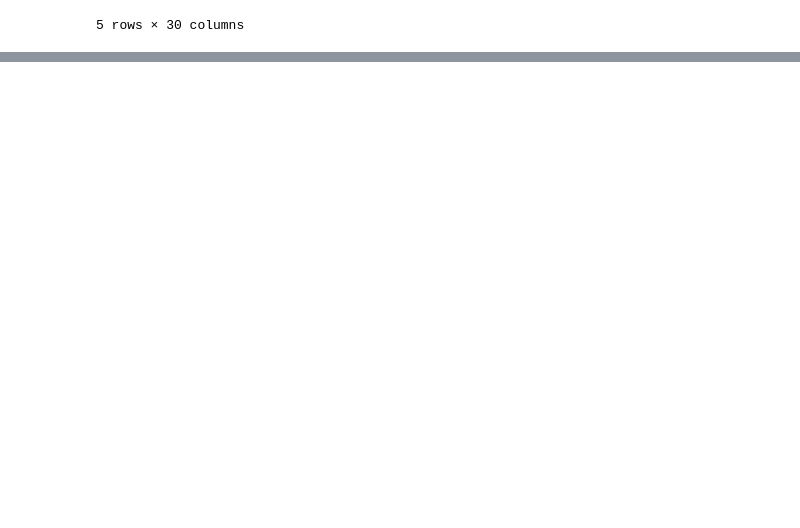
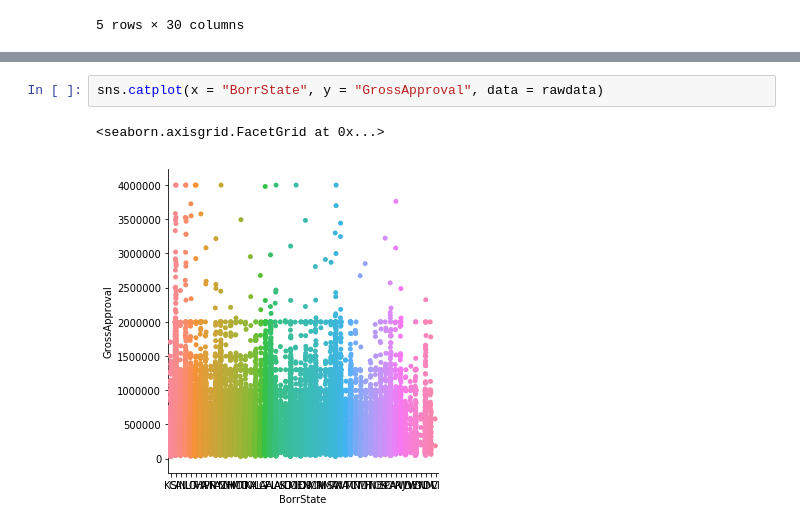
Before and after one commit to AlexaYuqinD/MS-E-246-Project, a Jupyter notebook: MS&E246 Project.ipynb, the cells around one changed output, grey strips where cells are left out. Cells and saved outputs as stored; diff of their text form; blank space fills up the shorter version.

```diff
--- a/MS&E246 Project.ipynb
+++ b/MS&E246 Project.ipynb
@@ -68,0 +82,5 @@ rawdata.head()
+# %%
+sns.catplot(x = "BorrState", y = "GrossApproval", data = rawdata)
+# %% [output]
+<seaborn.axisgrid.FacetGrid at 0x...>
+[figure, added]
```
Also changed, not shown: parts of 23 cells of this notebook.
